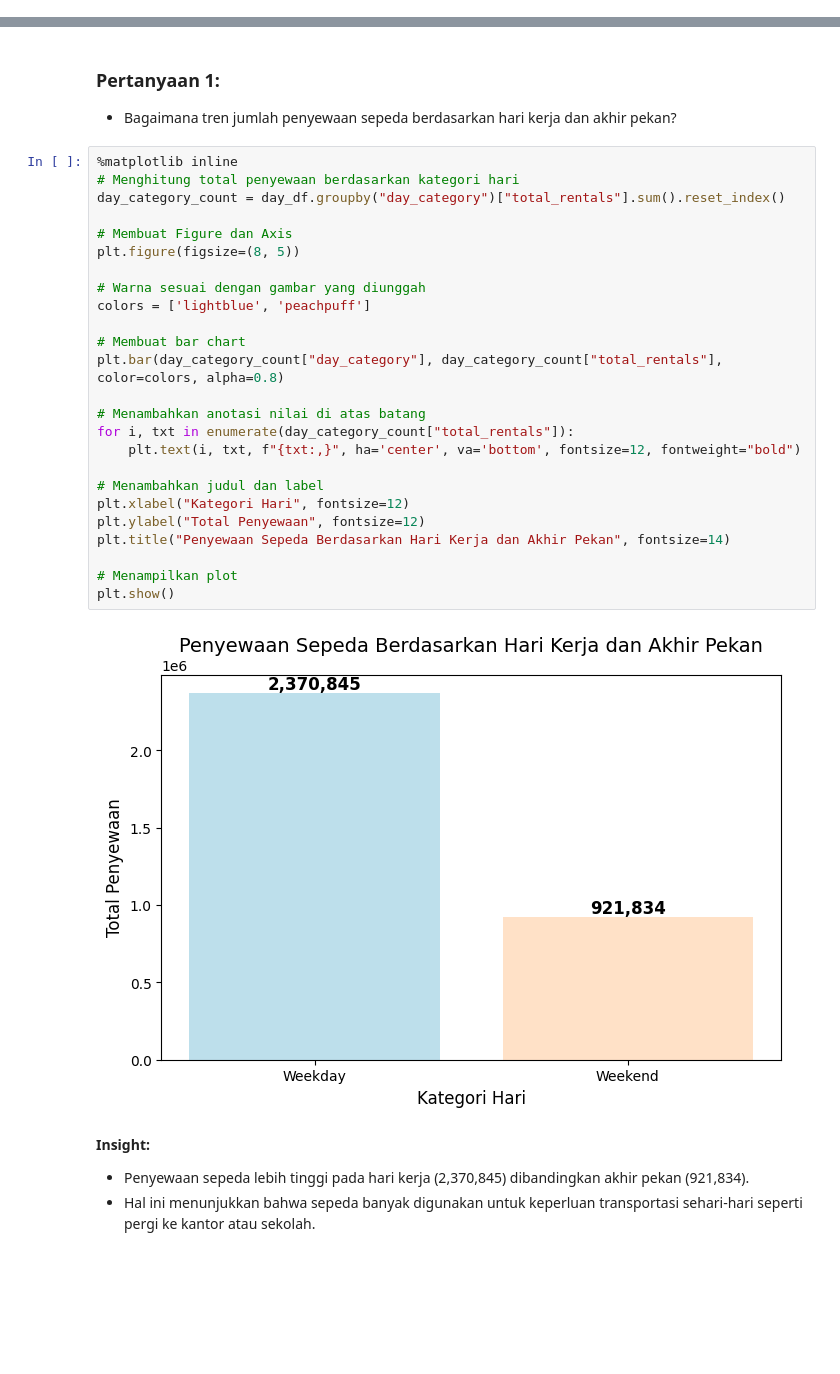
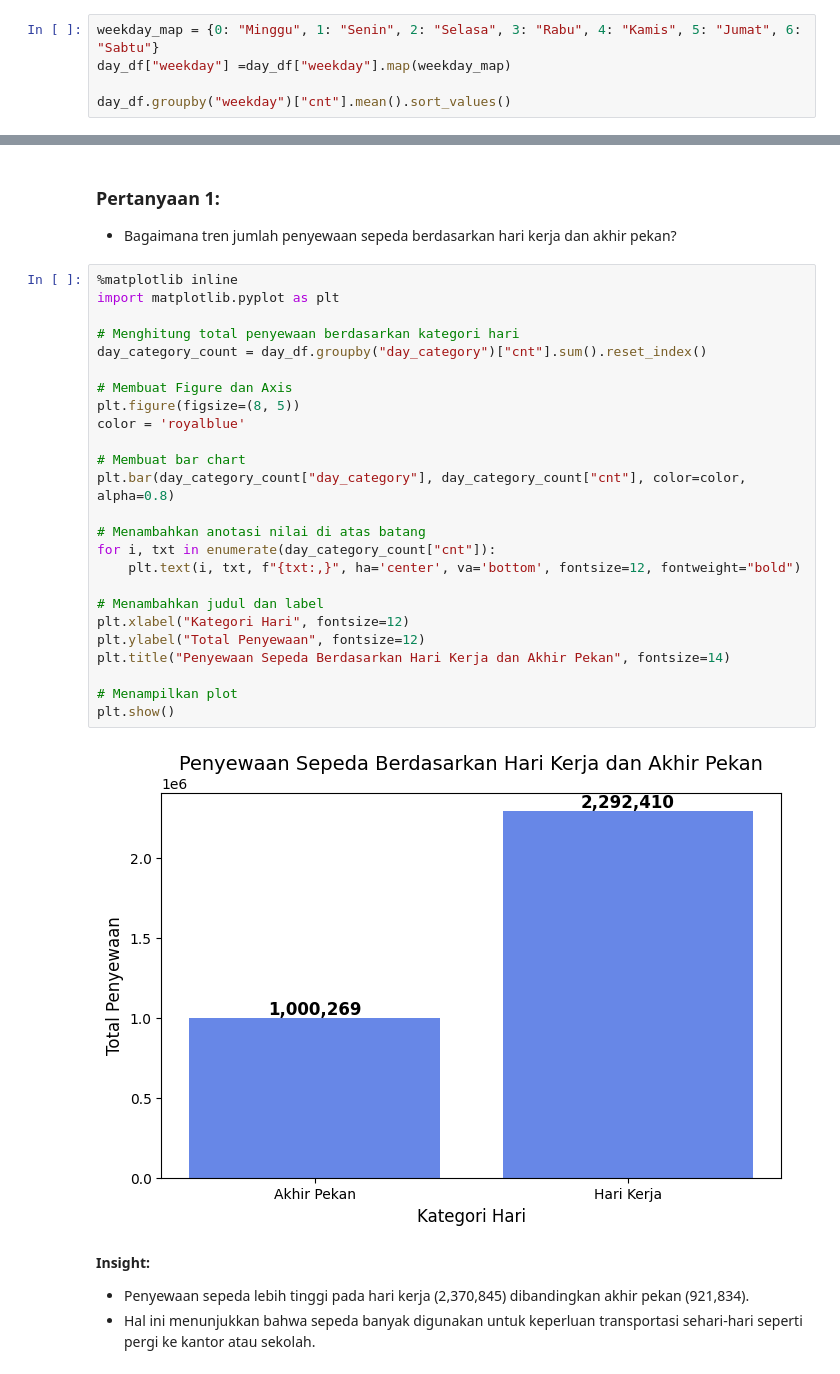
Before and after one commit to MuhammadRizki1303/Bike_Sharing_Dataset_Data_Analysis, a Jupyter notebook: Proyek_Analisis_Data.ipynb, the cells around one changed output, grey strips where cells are left out. Saved outputs shown, nothing was run; the diff lists cells and outputs as text; blank space fills up the shorter version.

```diff
--- a/Proyek_Analisis_Data.ipynb
+++ b/Proyek_Analisis_Data.ipynb
@@ -337,0 +542,5 @@ hours_df.describe(include="all")
+# %%
+weekday_map = {0: "Minggu", 1: "Senin", 2: "Selasa", 3: "Rabu", 4: "Kamis", 5: "Jumat", 6: "Sabtu"}
+day_df["weekday"] =day_df["weekday"].map(weekday_map)
+
+day_df.groupby("weekday")["cnt"].mean().sort_values()
@@ -342,31 +603,31 @@ hours_df.describe(include="all")
 - Bagaimana tren jumlah penyewaan sepeda berdasarkan hari kerja dan akhir pekan?
 # %%
 %matplotlib inline
+import matplotlib.pyplot as plt
+
 # Menghitung total penyewaan berdasarkan kategori hari
-day_category_count = day_df.groupby("day_category")["total_rentals"].sum().reset_index()
+day_category_count = day_df.groupby("day_category")["cnt"].sum().reset_index()
 
 # Membuat Figure dan Axis
 plt.figure(figsize=(8, 5))
-
-# Warna sesuai dengan gambar yang diunggah
-colors = ['lightblue', 'peachpuff']
+color = 'royalblue'
 
 # Membuat bar chart
-plt.bar(day_category_count["day_category"], day_category_count["total_rentals"], color=colors, alpha=0.8)
+plt.bar(day_category_count["day_category"], day_category_count["cnt"], color=color, alpha=0.8)
 
 # Menambahkan anotasi nilai di atas batang
-for i, txt in enumerate(day_category_count["total_rentals"]):
+for i, txt in enumerate(day_category_count["cnt"]):
     plt.text(i, txt, f"{txt:,}", ha='center', va='bottom', fontsize=12, fontweight="bold")
 
 # Menambahkan judul dan label
 plt.xlabel("Kategori Hari", fontsize=12)
 plt.ylabel("Total Penyewaan", fontsize=12)
 plt.title("Penyewaan Sepeda Berdasarkan Hari Kerja dan Akhir Pekan", fontsize=14)
 
 # Menampilkan plot
 plt.show()
 # %% [output]
-[figure, old version]
+[figure, new version]
 # %% [markdown]
 **Insight:**
 - Penyewaan sepeda lebih tinggi pada hari kerja (2,370,845) dibandingkan akhir pekan (921,834).
```
Also changed, not shown: parts of 43 cells of this notebook, 7 other files.
